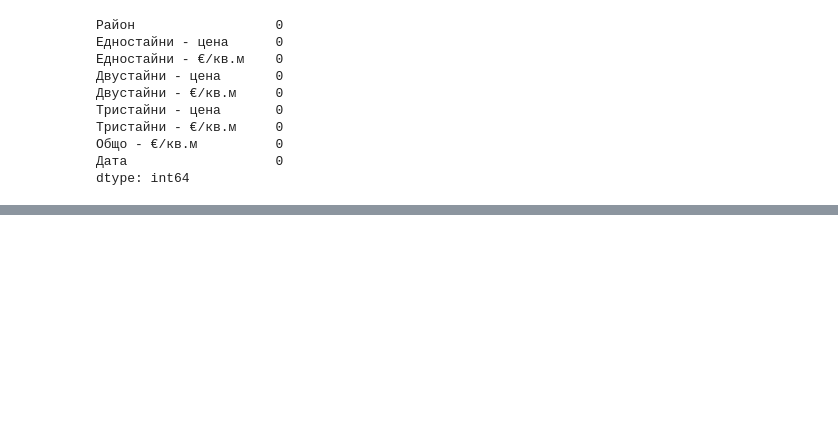
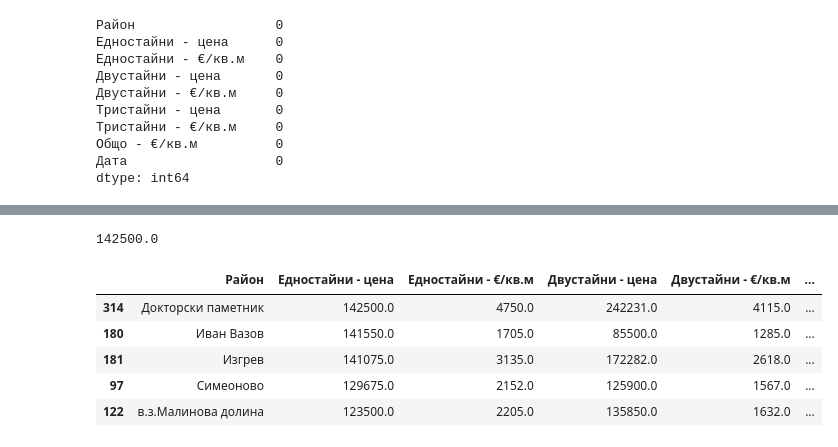
Before and after one commit to GalkaKG/Predicting-Sofia-Real-Estate-Prices, a Jupyter notebook: Predicting Sofia Real Estate Prices.ipynb, the cells around one changed output, grey strips where cells are left out. Cells and saved outputs as stored; diff of their text form; code cells hidden in the pictures; blank space fills up the shorter version.

```diff
--- a/Predicting Sofia Real Estate Prices.ipynb
+++ b/Predicting Sofia Real Estate Prices.ipynb
@@ -431,0 +464,14 @@ plt.show()
+# %%
+second_df['Едностайни - цена'].max()
+# %% [output]
+142500.0
+# %%
+top_5_rows = second_df.nlargest(5, 'Едностайни - цена')
+top_5_rows
+# %% [output]
+|  | Район | Едностайни - цена | Едностайни - €/кв.м | Двустайни - цена | Двустайни - €/кв.м | ... |
+| 314 | Докторски паметник | 142500.0 | 4750.0 | 242231.0 | 4115.0 | ... |
+| 180 | Иван Вазов | 141550.0 | 1705.0 | 85500.0 | 1285.0 | ... |
+| 181 | Изгрев | 141075.0 | 3135.0 | 172282.0 | 2618.0 | ... |
+| 97 | Симеоново | 129675.0 | 2152.0 | 125900.0 | 1567.0 | ... |
+| 122 | в.з.Малинова долина | 123500.0 | 2205.0 | 135850.0 | 1632.0 | ... |
```
Also changed, not shown: parts of 17 cells of this notebook.
